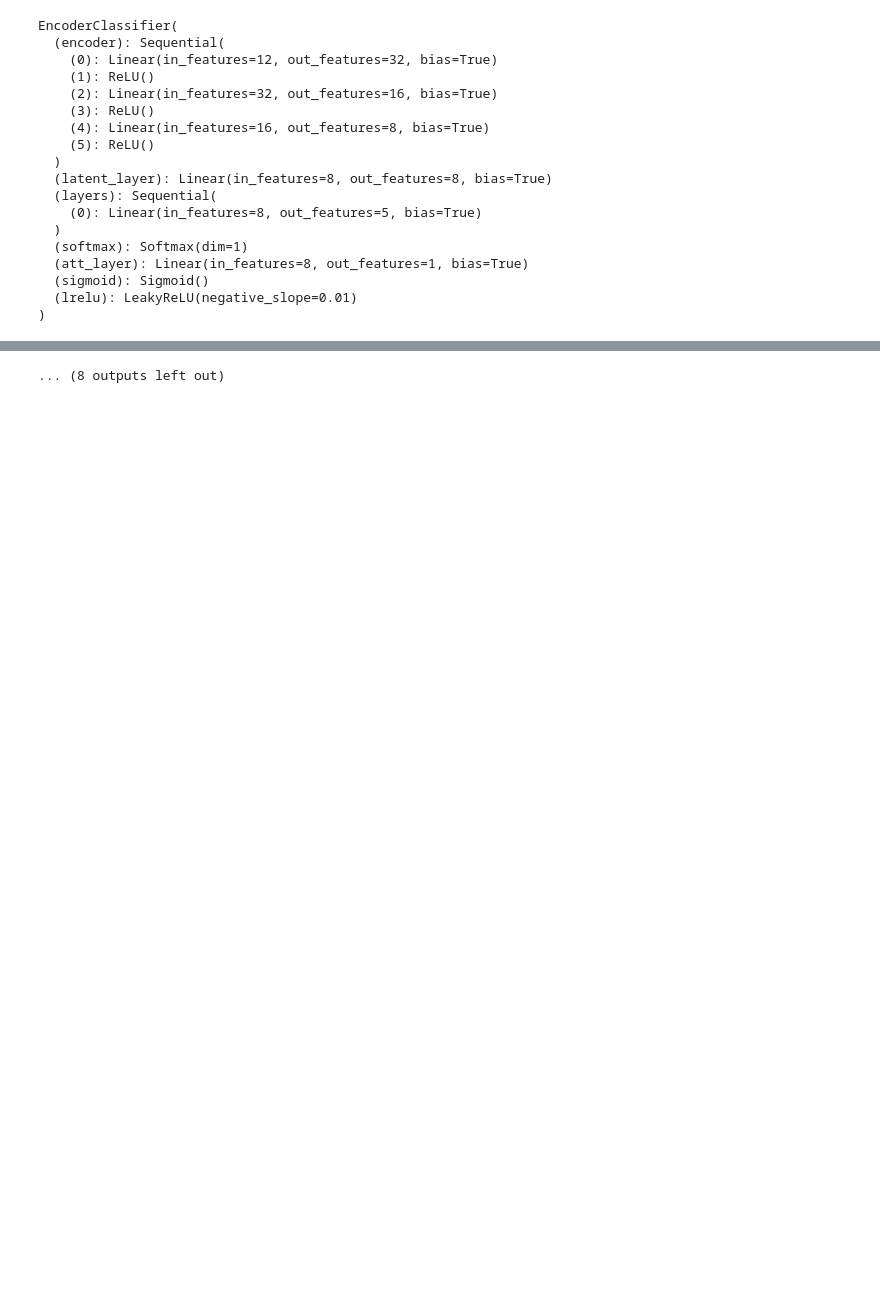
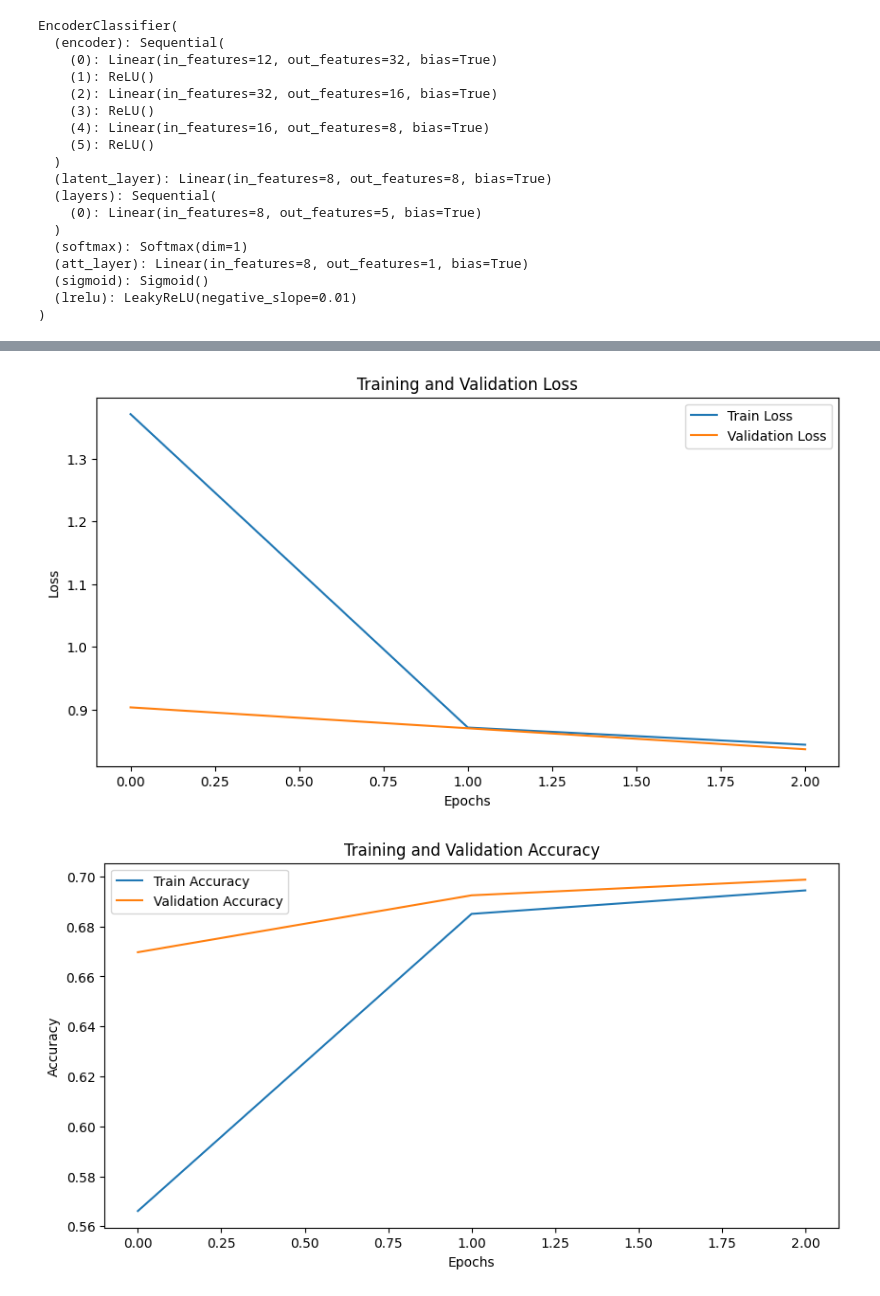
Before and after one commit to adityaahuja7/Advanced-Machine-Learning-CSE642-Assignments, a Jupyter notebook: Feature and Label Noise/Assignment1_SubTab_NAL.ipynb, the cells around one changed output, grey strips where cells are left out. Cells and saved outputs as stored; diff of their text form; code cells hidden in the pictures; blank space fills up the shorter version.

```diff
--- a/Feature and Label Noise/Assignment1_SubTab_NAL.ipynb
+++ b/Feature and Label Noise/Assignment1_SubTab_NAL.ipynb
@@ -277,5 +400,5 @@ EncoderClassifier(
   (lrelu): LeakyReLU(negative_slope=0.01)
 )
 # %%
-train_classifier(classifier,CustomLoss(50,no_of_class=5),torch.optim.Adam,20,Noise_train_loader,Noise_test_loader,subset_size = 12,overlap = 6)
+train_loss,val_loss,t_acc,v_acc=train_classifier(classifier,CustomLoss(50,no_of_class=5),torch.optim.Adam,3,Noise_train_loader,Noise_test_loader,subset_size = 12,overlap = 6)
 # %% [output]
@@ -294 +408,2 @@ epoch-11 loss:0.691066324710846 accuracy:0.7474639423076923
-... (8 outputs left out)
+[figure, added]
+[figure, added]
```
Also changed, not shown: parts of 7 cells of this notebook.
